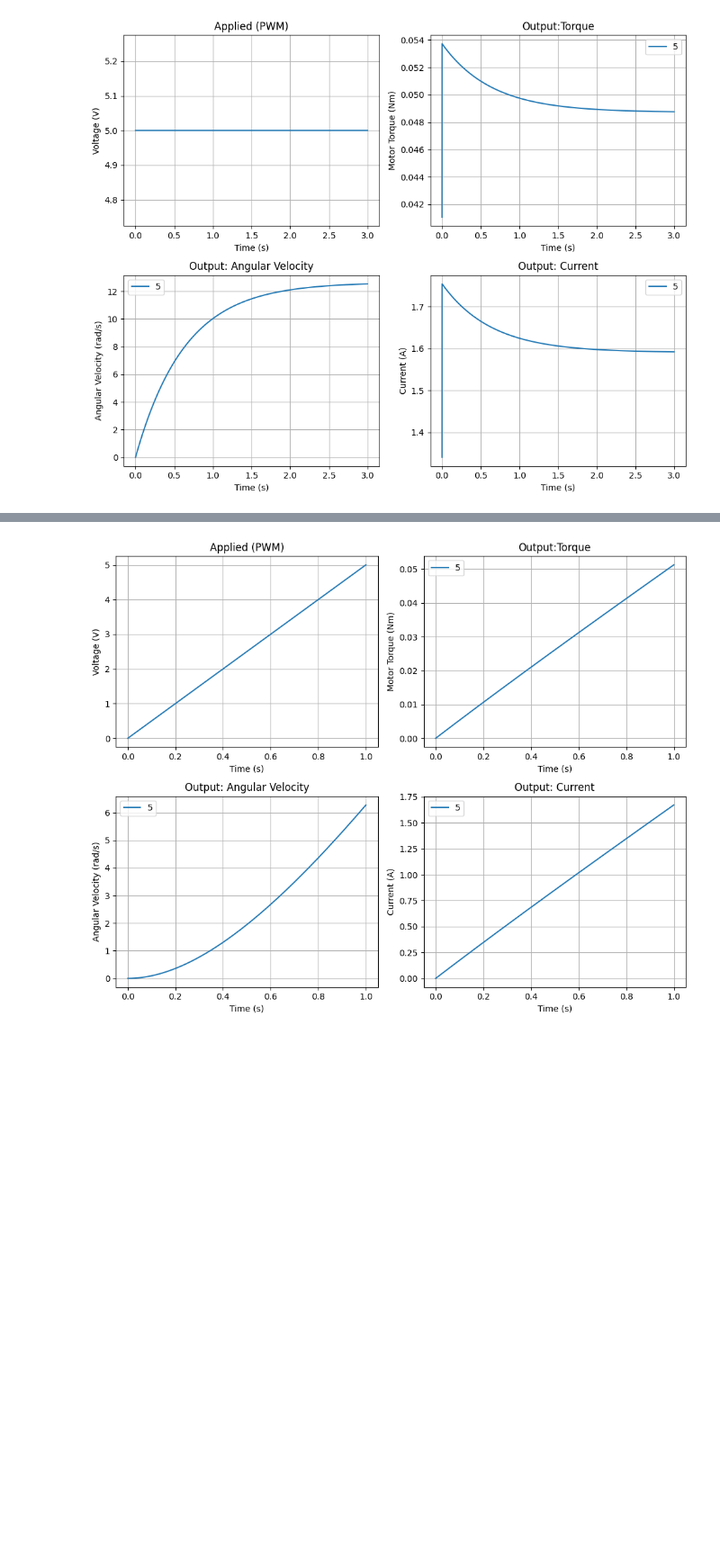
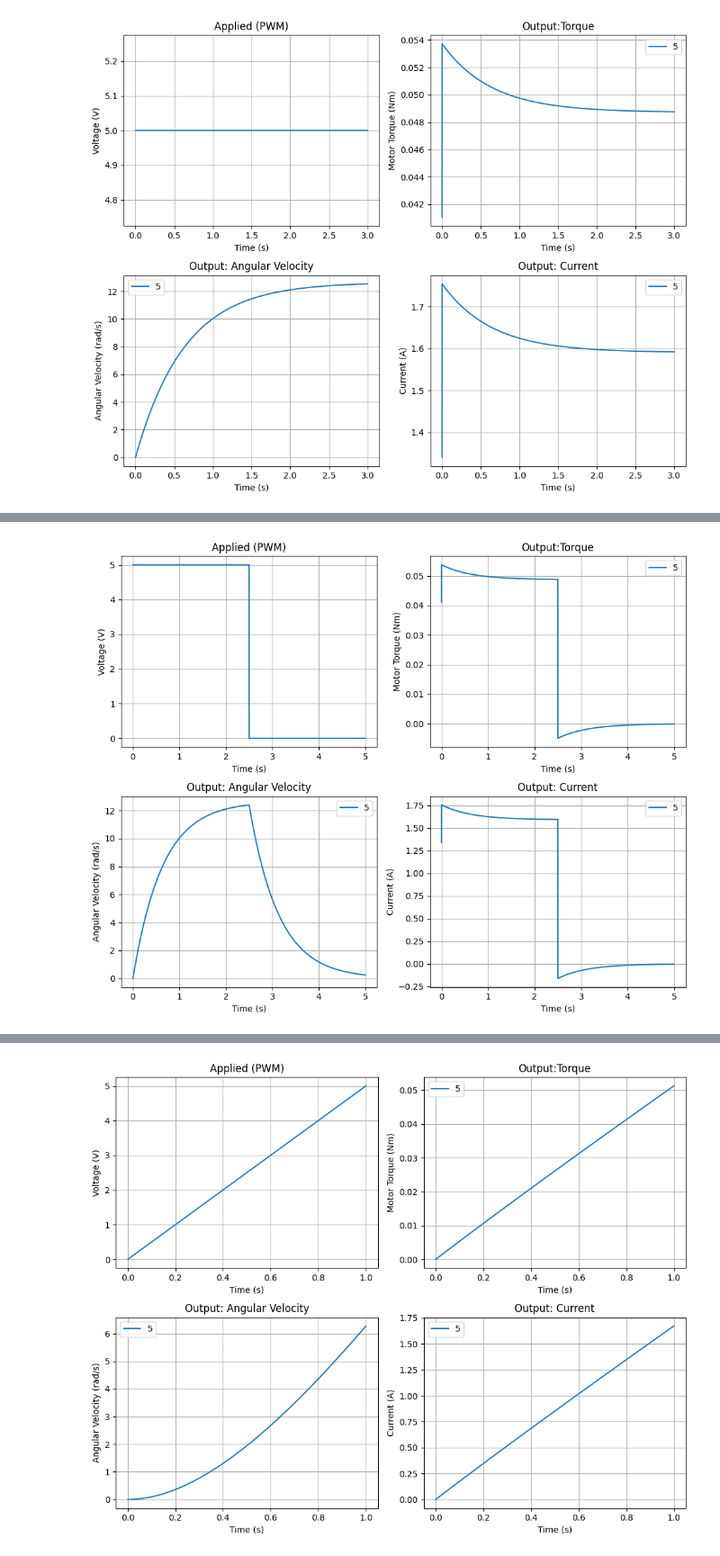
Before and after one commit to mniehus/oficina3, a Jupyter notebook: docs/.doctrees/nbsphinx/project3/simulation.ipynb, the cells around one changed output, grey strips where cells are left out. Shown at 90% size. Saved outputs shown, nothing was run; the diff lists cells and outputs as text; code cells hidden in the pictures; blank space fills up the shorter version.

Commit message:
trasnfer curve (wip)

```diff
--- a/docs/.doctrees/nbsphinx/project3/simulation.ipynb
+++ b/docs/.doctrees/nbsphinx/project3/simulation.ipynb
@@ -171,12 +171,12 @@ def MotorDynamics(va, dt):
     curr_prev = curr
     return Tm
 # %%
-# Test function for DC motor simulator
+# Time series Test function for DC motor simulator
 import numpy as np
 import math
 import matplotlib.pyplot as plt
 
-def simTest_motordc(dt, t_end,T,TH,tag,mode):
+def simulationTest_motordc_timeSeries(dt, t_end,T,TH,tag,mode):
     # initialize start values
     qr = 0.0
     qr_d = 0.0
@@ -199,6 +199,8 @@ def simTest_motordc(dt, t_end,T,TH,tag,mode):
             vx=5
         elif (mode=='pwm'):
             vx = np.where((tx % T) < TH, 5, 0)  #pwm
+        elif (mode=='onoff'):
+            vx = np.where(tx < t_end/2, 5, 0)  #pwm
         #curr = (vx - qr_d * ke - L * curr_d) / R
         #curr_d = (curr - curr_prev)/dt
         curr_d = (vx - qr_d * ke - R * curr) / L
@@ -298,3 +309,14 @@ plt.show()
+# %%
+T=1e-3
+dt = 0.1e-3
+t_end = 5000e-3
+fig, axs = plt.subplots(2, 2, figsize=(10, 8))
+simulationTest_motordc_timeSeries(dt, t_end,T,T,5,'onoff')
+plt.tight_layout()
+plt.legend()
+plt.show()
+# %% [output]
+[figure, added]
 # %% [markdown]
 ### Simulation - time series - voltage ramp
 - Time vector: step 0.1 ms, end time 10 ms
```
Also changed, not shown: parts of 11 cells of this notebook, 18 other files.
